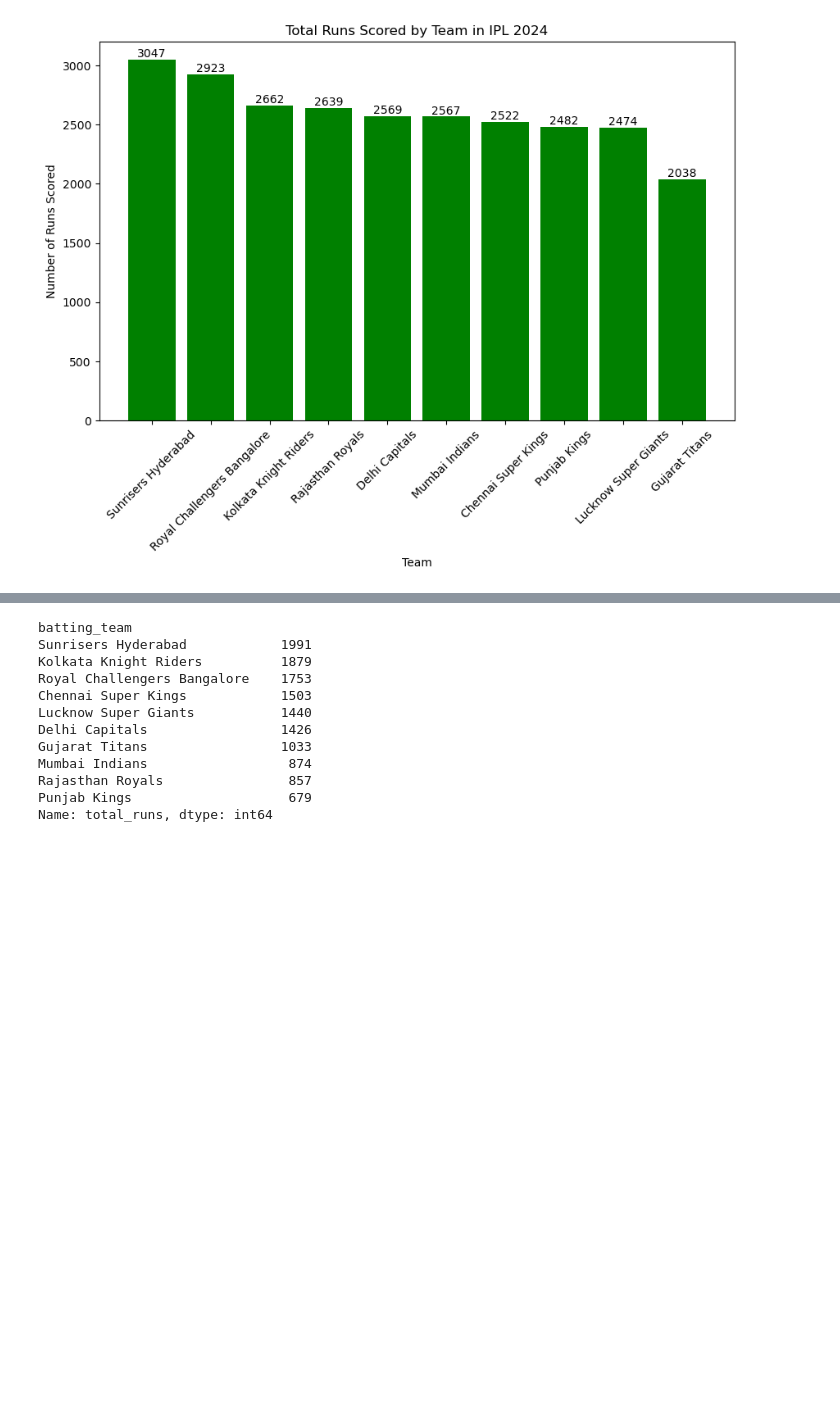
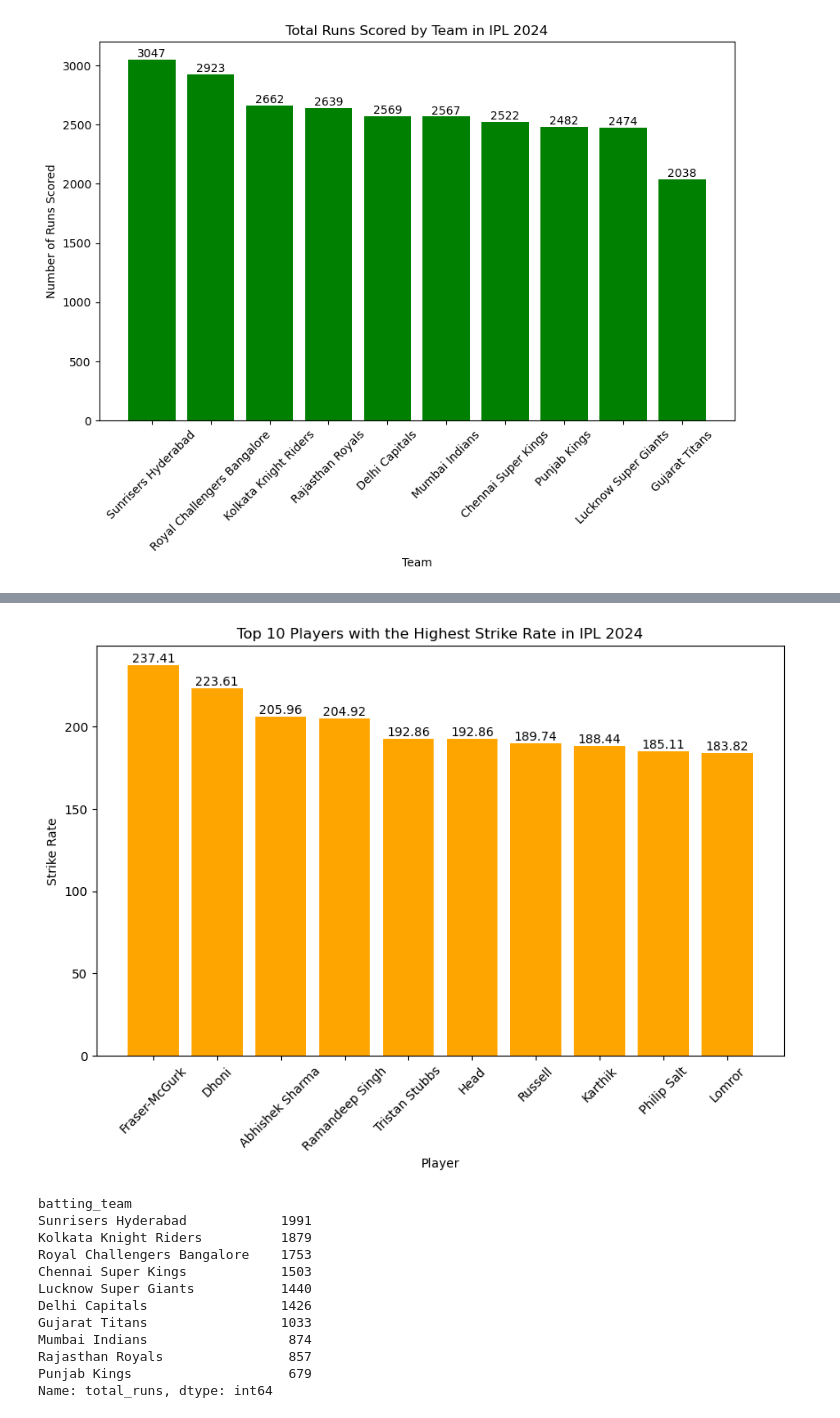
Before and after one commit to ayianshariff2/projects, a Jupyter notebook: IPL 2024 Analysis Project.ipynb, the cells around one changed output, grey strips where cells are left out. Drawn from its saved outputs; the diff is of its cells as text; code cells hidden in the pictures; blank space fills up the shorter version.

```diff
--- a/IPL 2024 Analysis Project.ipynb
+++ b/IPL 2024 Analysis Project.ipynb
@@ -579,3 +579,9 @@ for bar in bars:
 plt.show()
 # %% [output]
 [figure]
+# %%
+#Average number of runs scored per ball per team
+df['total_runs'] = df['runs_of_bat'] + df['extras']
+df_legitimate = df[(df['wide'] == 0) & (df['noballs'] == 0)]
+avg_runs_per_ball = (df.groupby('batting_team')['total_runs'].sum() / df_legitimate.groupby('batting_team').size()).sort_values(ascending=False)
+print(avg_runs_per_ball)
@@ -581,0 +601,6 @@ plt.show()
+# %%
+# Players with the highest strike rates having faced over 50 deliveries
+df['total_runs'] = df['runs_of_bat'] + df['extras']
+ld = df_legitimate.groupby('striker').size()
+ld = ld[ld >= 50]
+((df.groupby('striker')['runs_of_bat'].sum() / ld) * 100).sort_values(ascending=False).head(10)
@@ -582,3 +620,16 @@ plt.show()
+# %%
+plt.figure(figsize=(10, 6))
+bars = plt.bar(((df.groupby('striker')['runs_of_bat'].sum() / ld) * 100).sort_values(ascending=False).head(10).index, ((df.groupby('striker')['runs_of_bat'].sum() / ld) * 100).sort_values(ascending=False).head(10).values, color='orange')
+plt.xlabel('Player')
+plt.ylabel('Strike Rate')
+plt.title('Top 10 Players with the Highest Strike Rate in IPL 2024')
+plt.xticks(rotation=45)
+for bar in bars:
+    yval = bar.get_height()
+    plt.text(bar.get_x() + bar.get_width() / 2, yval + 0.1, f'{yval:.2f}', ha='center', va='bottom')
+plt.show()
+# %% [output]
+[figure, added]
 # %%
 #Which team scored the most runs batting first
 df['total_runs'] = df['runs_of_bat'] + df['extras']
```
Also changed, not shown: parts of 7 cells of this notebook.
